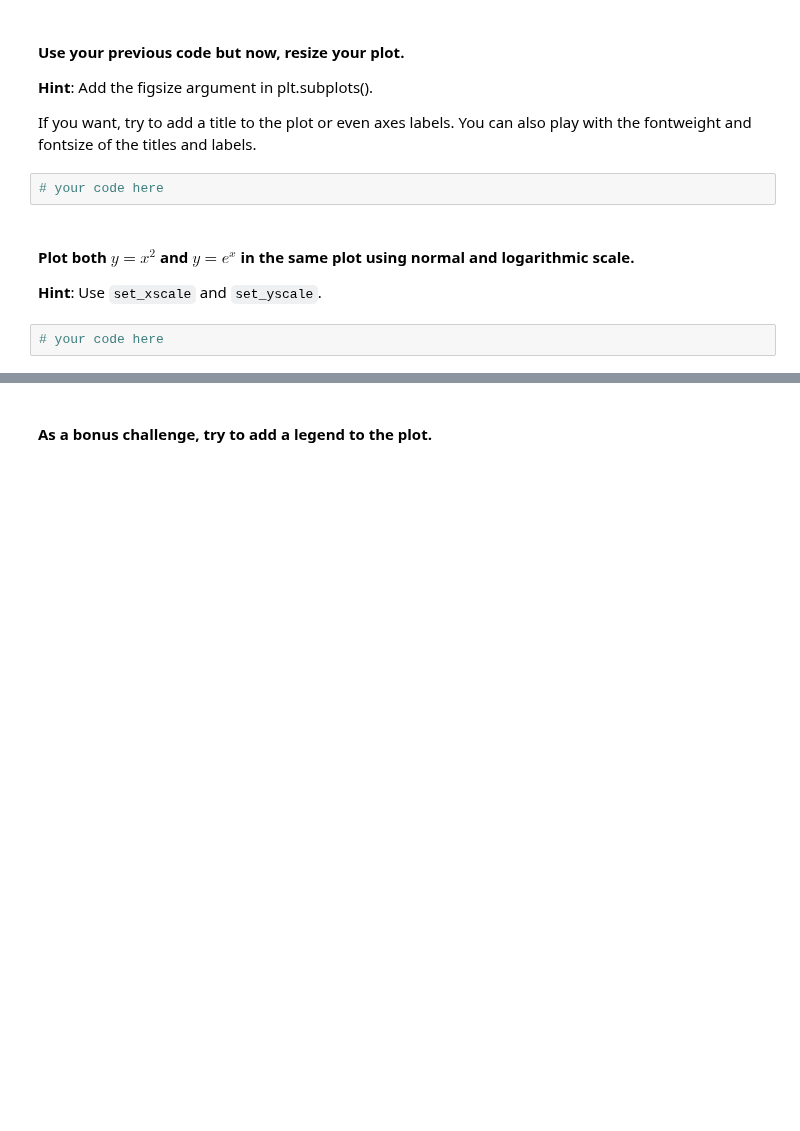
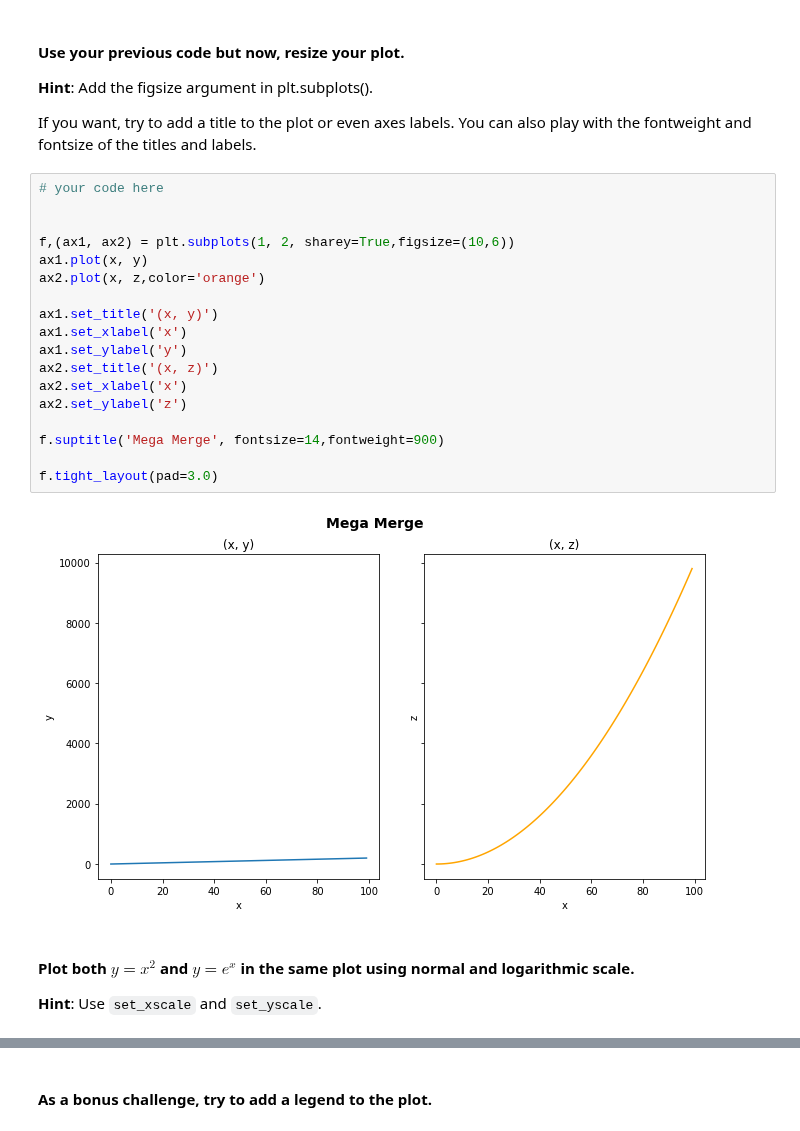
Before and after one commit to ta-data-lis/lab-matplotlib-seaborn, a Jupyter notebook: your-code/main.ipynb, the cells around one changed output, grey strips where cells are left out. Cells and saved outputs as stored; diff of their text form; blank space fills up the shorter version.

```diff
--- a/your-code/main.ipynb
+++ b/your-code/main.ipynb
@@ -31,10 +50,26 @@ Also, play around with the linewidth and style. Use the ones you're most happy w
 **Hint**: Add the figsize argument in plt.subplots().
 
 If you want, try to add a title to the plot or even axes labels. You can also play with the fontweight and fontsize of the titles and labels.
-# %%
-# your code here
+# %%
+# your code here
+
+
+f,(ax1, ax2) = plt.subplots(1, 2, sharey=True,figsize=(10,6))
+ax1.plot(x, y)
+ax2.plot(x, z,color='orange')
+
+ax1.set_title('(x, y)')
+ax1.set_xlabel('x')
+ax1.set_ylabel('y')
+ax2.set_title('(x, z)')
+ax2.set_xlabel('x')
+ax2.set_ylabel('z')
+
+f.suptitle('Mega Merge', fontsize=14,fontweight=900)
+
+f.tight_layout(pad=3.0)
+# %% [output]
+[figure, added]
 # %% [markdown]
 #### Plot both $y=x^2$ and $y=e^x$ in the same plot using normal and logarithmic scale.
 **Hint**: Use `set_xscale` and `set_yscale`.
-# %%
-# your code here
```
Also changed, not shown: parts of 54 cells of this notebook, 2 other files.
